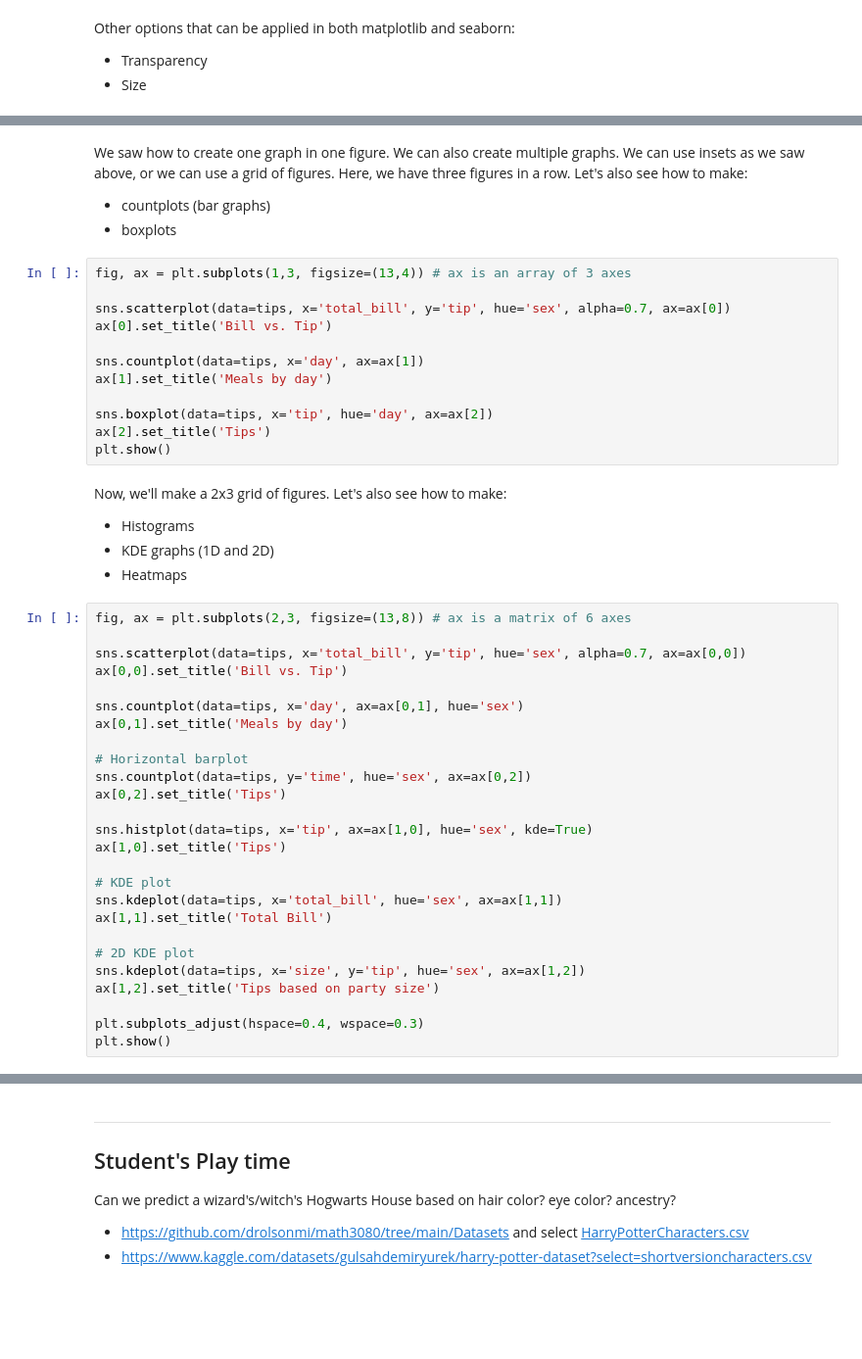
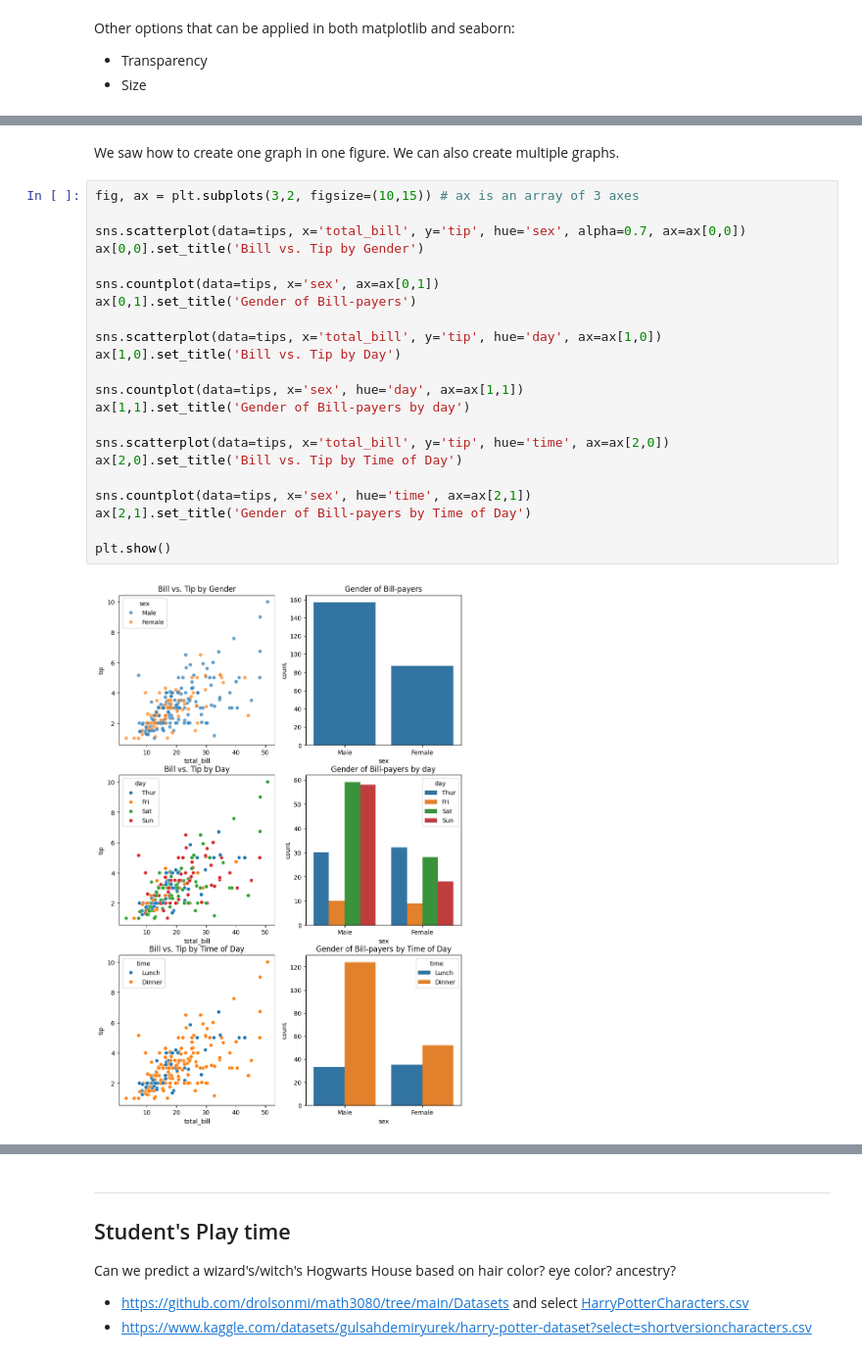
Before and after one commit to drolsonmi/math3080, a Jupyter notebook: Notes/11_Graphing.ipynb, the cells around one changed output, grey strips where cells are left out. Shown at 98% size. Cells and saved outputs as stored; diff of their text form; blank space fills up the shorter version.

```diff
--- a/Notes/11_Graphing.ipynb
+++ b/Notes/11_Graphing.ipynb
@@ -197,47 +220,26 @@ plt.show()
 # %% [markdown]
-We saw how to create one graph in one figure. We can also create multiple graphs. We can use insets as we saw above, or we can use a grid of figures. Here, we have three figures in a row. Let's also see how to make:
-* countplots (bar graphs)
-* boxplots
+We saw how to create one graph in one figure. We can also create multiple graphs.
 # %%
-fig, ax = plt.subplots(1,3, figsize=(13,4)) # ax is an array of 3 axes
+fig, ax = plt.subplots(3,2, figsize=(10,15)) # ax is an array of 3 axes
 
-sns.scatterplot(data=tips, x='total_bill', y='tip', hue='sex', alpha=0.7, ax=ax[0])
-ax[0].set_title('Bill vs. Tip')
+sns.scatterplot(data=tips, x='total_bill', y='tip', hue='sex', alpha=0.7, ax=ax[0,0])
+ax[0,0].set_title('Bill vs. Tip by Gender')
 
-sns.countplot(data=tips, x='day', ax=ax[1])
-ax[1].set_title('Meals by day')
+sns.countplot(data=tips, x='sex', ax=ax[0,1])
+ax[0,1].set_title('Gender of Bill-payers')
 
-sns.boxplot(data=tips, x='tip', hue='day', ax=ax[2])
-ax[2].set_title('Tips')
+sns.scatterplot(data=tips, x='total_bill', y='tip', hue='day', ax=ax[1,0])
+ax[1,0].set_title('Bill vs. Tip by Day')
+
+sns.countplot(data=tips, x='sex', hue='day', ax=ax[1,1])
+ax[1,1].set_title('Gender of Bill-payers by day')
+
+sns.scatterplot(data=tips, x='total_bill', y='tip', hue='time', ax=ax[2,0])
+ax[2,0].set_title('Bill vs. Tip by Time of Day')
+
+sns.countplot(data=tips, x='sex', hue='time', ax=ax[2,1])
+ax[2,1].set_title('Gender of Bill-payers by Time of Day')
+
 plt.show()
+# %% [output]
+[figure, added]
-# %% [markdown]
-Now, we'll make a 2x3 grid of figures. Let's also see how to make:
-* Histograms
-* KDE graphs (1D and 2D)
-* Heatmaps
-# %%
-fig, ax = plt.subplots(2,3, figsize=(13,8)) # ax is a matrix of 6 axes
-
-sns.scatterplot(data=tips, x='total_bill', y='tip', hue='sex', alpha=0.7, ax=ax[0,0])
-ax[0,0].set_title('Bill vs. Tip')
-
-sns.countplot(data=tips, x='day', ax=ax[0,1], hue='sex')
-ax[0,1].set_title('Meals by day')
-
-# Horizontal barplot
-sns.countplot(data=tips, y='time', hue='sex', ax=ax[0,2])
-ax[0,2].set_title('Tips')
-
-sns.histplot(data=tips, x='tip', ax=ax[1,0], hue='sex', kde=True)
-ax[1,0].set_title('Tips')
-
-# KDE plot
-sns.kdeplot(data=tips, x='total_bill', hue='sex', ax=ax[1,1])
-ax[1,1].set_title('Total Bill')
-
-# 2D KDE plot
-sns.kdeplot(data=tips, x='size', y='tip', hue='sex', ax=ax[1,2])
-ax[1,2].set_title('Tips based on party size')
-
-plt.subplots_adjust(hspace=0.4, wspace=0.3)
-plt.show()
```
Also changed, not shown: parts of 58 cells of this notebook.
